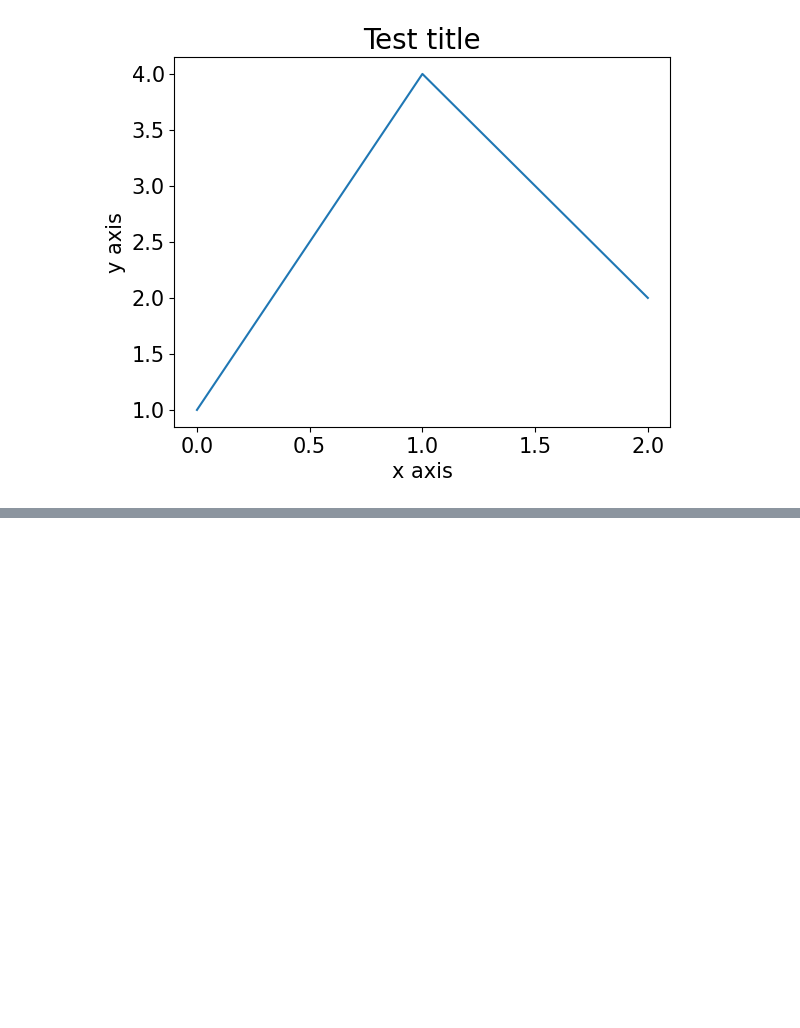
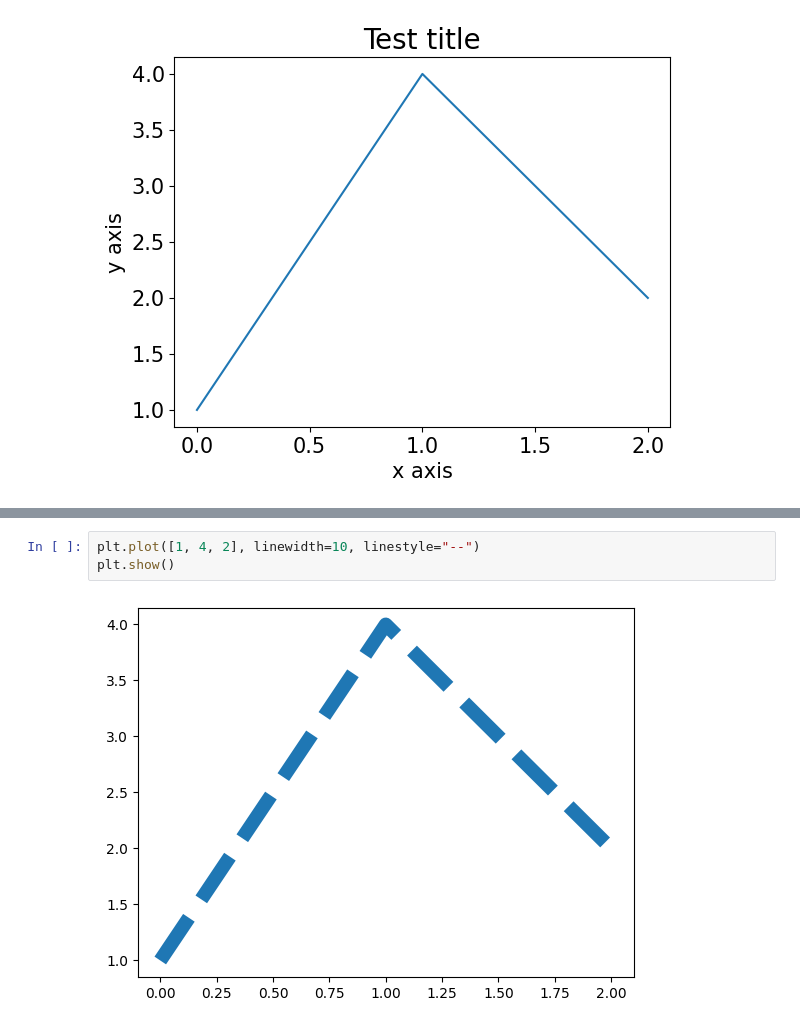
Before and after one commit to tmdgusya/matplotlib-prac, a Jupyter notebook: chap_1_1/code1_8.ipynb, the cells around one changed output, grey strips where cells are left out. Saved outputs shown, nothing was run; the diff lists cells and outputs as text; blank space fills up the shorter version.

```diff
--- a/chap_1_1/code1_8.ipynb
+++ b/chap_1_1/code1_8.ipynb
@@ -12,0 +18,5 @@ plt.savefig('tmp.png')
+# %%
+plt.plot([1, 4, 2], linewidth=10, linestyle="--")
+plt.show()
+# %% [output]
+[figure, added]
```
Also changed, not shown: parts of 2 cells of this notebook, 1 other file.
